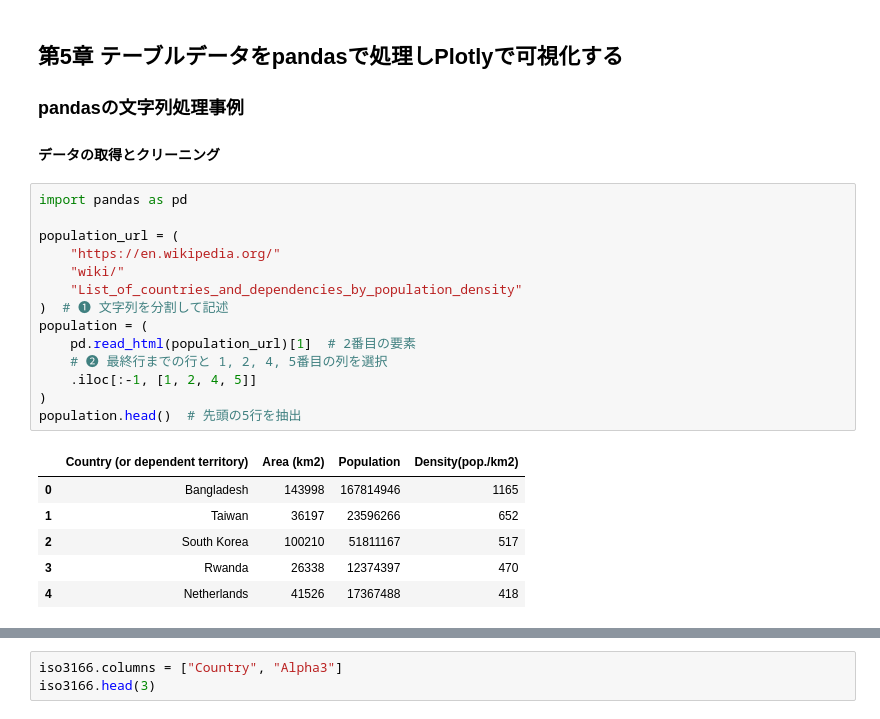
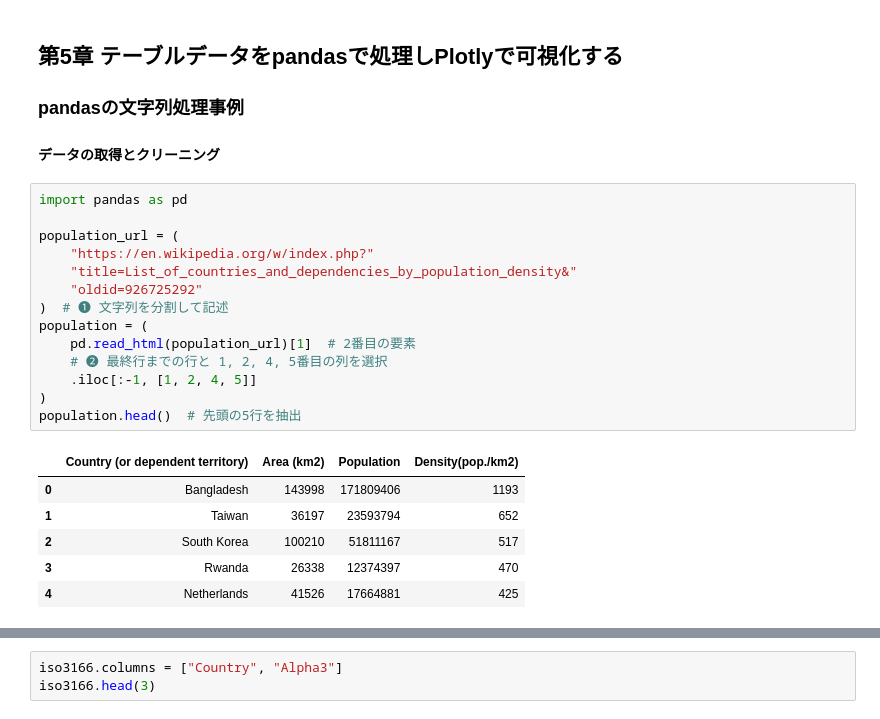
Before and after one commit to drillan/sd202002, a Jupyter notebook: ch05.ipynb, the cells around one changed output, grey strips where cells are left out. Cells and saved outputs as stored; diff of their text form.

Commit message:
update wikipedia links

```diff
--- a/ch05.ipynb
+++ b/ch05.ipynb
@@ -7,22 +7,22 @@
 # %%
 import pandas as pd
 
 population_url = (
-    "https://en.wikipedia.org/"
-    "wiki/"
-    "List_of_countries_and_dependencies_by_population_density"
+    "https://en.wikipedia.org/w/index.php?"
+    "title=List_of_countries_and_dependencies_by_population_density&"
+    "oldid=926725292"
 )  # ❶ 文字列を分割して記述
 population = (
     pd.read_html(population_url)[1]  # 2番目の要素
     # ❷ 最終行までの行と 1, 2, 4, 5番目の列を選択
     .iloc[:-1, [1, 2, 4, 5]]
 )
 population.head()  # 先頭の5行を抽出
 # %% [output]
 |  | Country (or dependent territory) | Area (km2) | Population | Density(pop./km2) |
-| 0 | Bangladesh | 143998 | 167814946 | 1165 |
-| 1 | Taiwan | 36197 | 23596266 | 652 |
+| 0 | Bangladesh | 143998 | 171809406 | 1193 |
+| 1 | Taiwan | 36197 | 23593794 | 652 |
 | 2 | South Korea | 100210 | 51811167 | 517 |
 | 3 | Rwanda | 26338 | 12374397 | 470 |
-| 4 | Netherlands | 41526 | 17367488 | 418 |
+| 4 | Netherlands | 41526 | 17664881 | 425 |
 # %%
```
Also changed, not shown: parts of 6 cells of this notebook.
